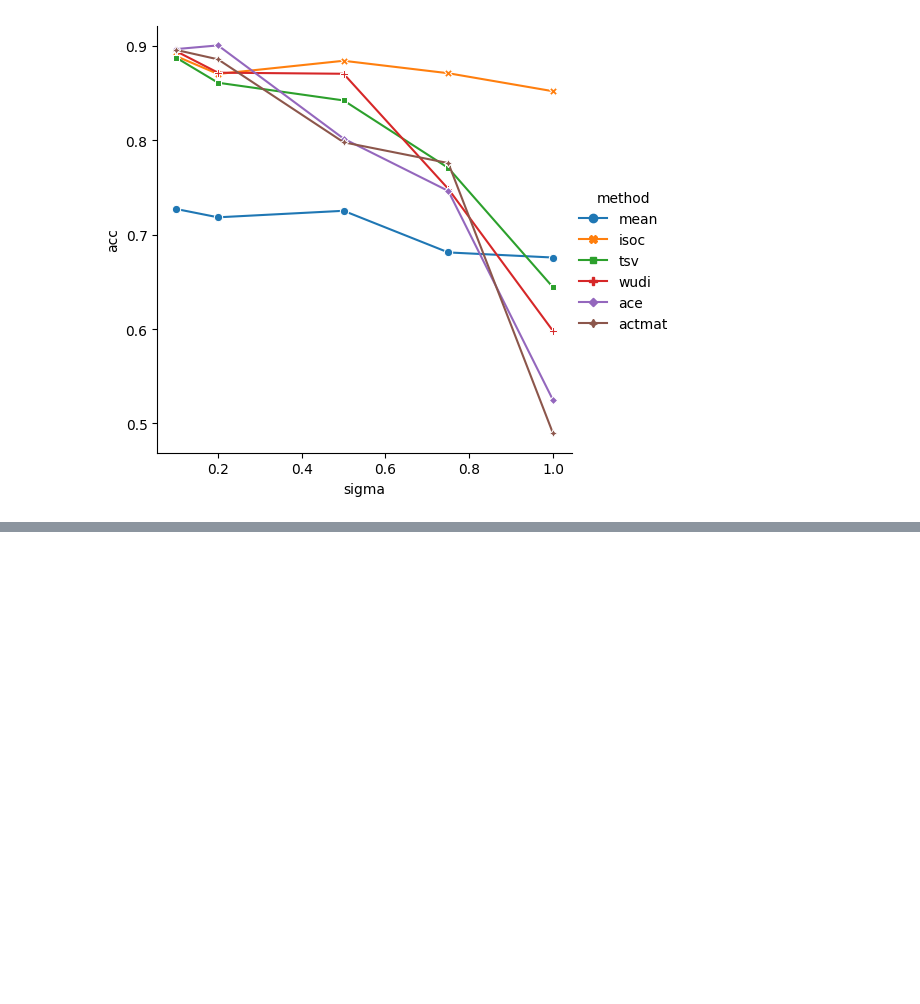
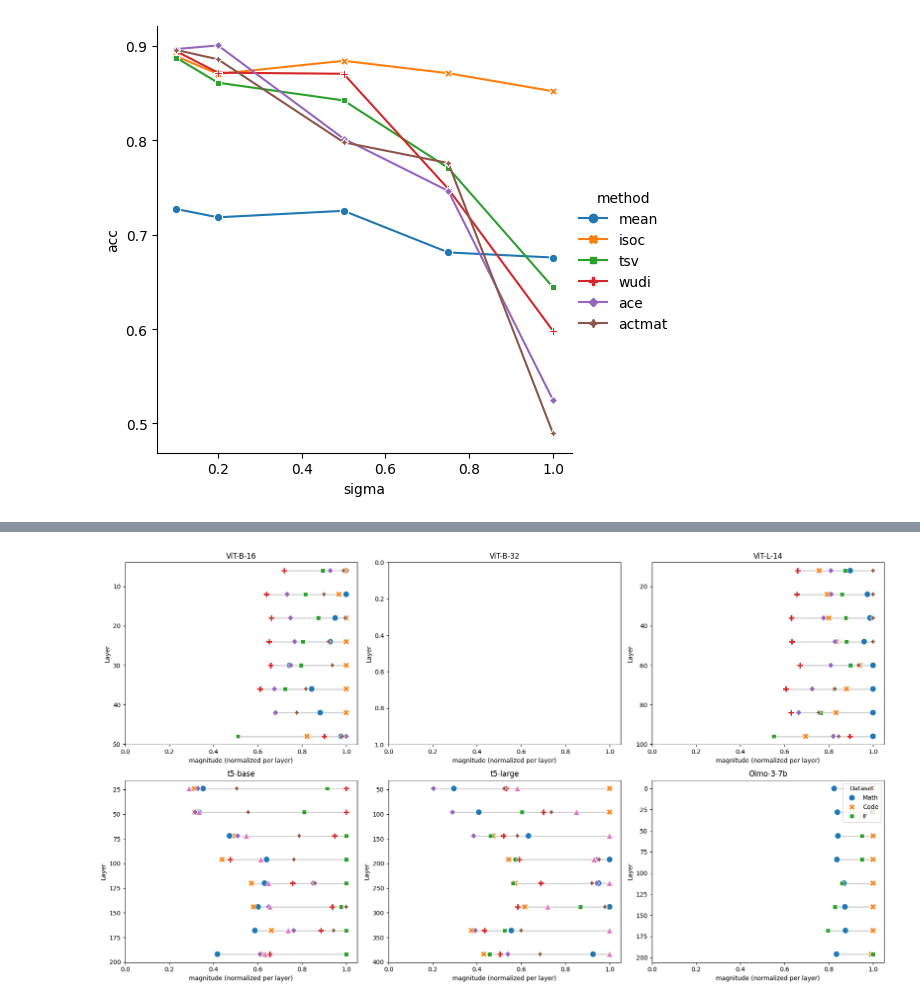
Before and after one commit to marawangamal/actmat, a Jupyter notebook: scripts/analysis.ipynb, the cells around one changed output, grey strips where cells are left out. Saved outputs shown, nothing was run; the diff lists cells and outputs as text; code cells hidden in the pictures; blank space fills up the shorter version.

```diff
--- a/scripts/analysis.ipynb
+++ b/scripts/analysis.ipynb
@@ -1354,0 +1548,63 @@ sns.relplot(
+# %%
+import pandas as pd
+import seaborn as sns
+import matplotlib.pyplot as plt
+
+df = pd.read_csv("../artifacts/csvs/magnitudes.csv")
+
+models = ["ViT-B-16", "ViT-B-32", "ViT-L-14", "t5-base", "t5-large", "Olmo-3-7b"]
+n_layers = 8
+
+fig, axes = plt.subplots(2, 3, figsize=(18, 10))
+axes = axes.flatten()
+
+for ax, model in zip(axes, models):
+    model_df = df[
+        (df["model"] == model)
+        & (~df["layer_key"].str.contains("text_projection"))
+        & (~df["layer_key"].str.contains("shared"))
+        & (df["magnitude"] > 0)
+    ]
+
+    max_idx = model_df["layer_idx"].max()
+    subsamp = max(1, (max_idx + 1) // n_layers)
+
+    sub = model_df[model_df["layer_idx"] % subsamp == 0].copy()
+
+    # normalize magnitude by the per-layer max
+    sub["magnitude"] = sub["magnitude"] / sub.groupby("layer_idx")[
+        "magnitude"
+    ].transform("max")
+
+    spans = sub.groupby("layer_idx")["magnitude"].agg(["min", "max"]).reset_index()
+    ax.hlines(
+        y=spans["layer_idx"],
+        xmin=spans["min"],
+        xmax=spans["max"],
+        color="lightgray",
+        linewidth=2,
+        zorder=1,
+    )
+    sns.scatterplot(
+        sub,
+        x="magnitude",
+        y="layer_idx",
+        hue="dataset",
+        style="dataset",
+        s=100,
+        zorder=2,
+        ax=ax,
+        legend=(ax is axes[-1]),
+    )
+    ax.set_xlim(0.0, 1.05)  # normalized, so cap just above 1
+    ax.set_xlabel("magnitude (normalized per layer)")
+    ax.set_ylabel("Layer")
+    ax.set_title(model)
+    ax.invert_yaxis()
+
+axes[-1].legend(title="Dataset", loc="upper right")
+
+plt.tight_layout()
+plt.show()
+# %% [output]
+[figure, added]
```
Also changed, not shown: parts of 8 cells of this notebook, 45 other files.
